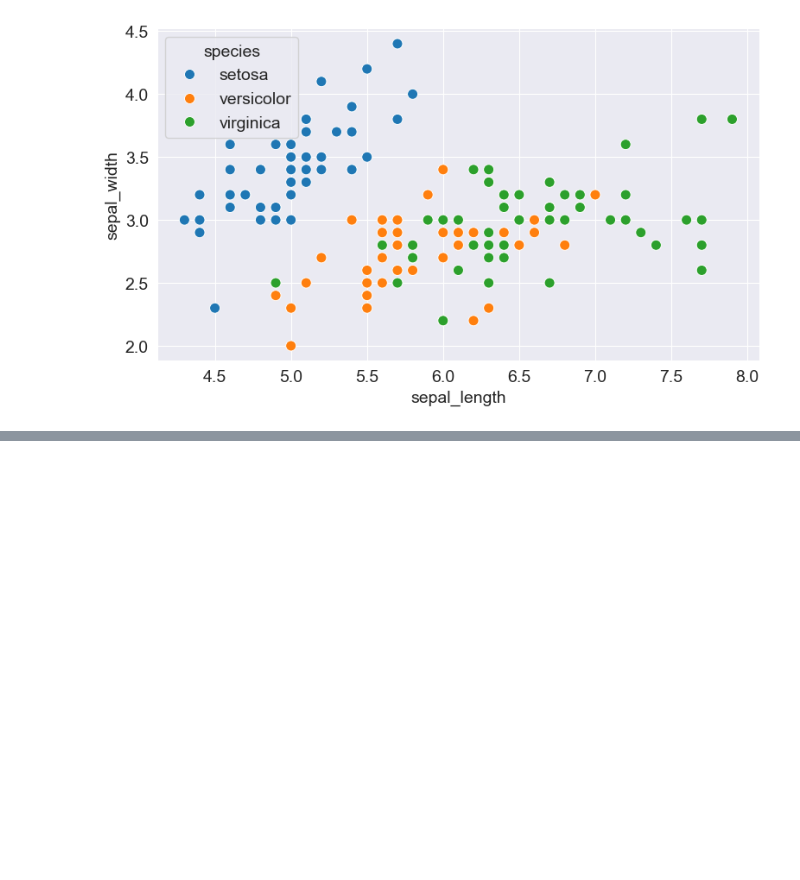
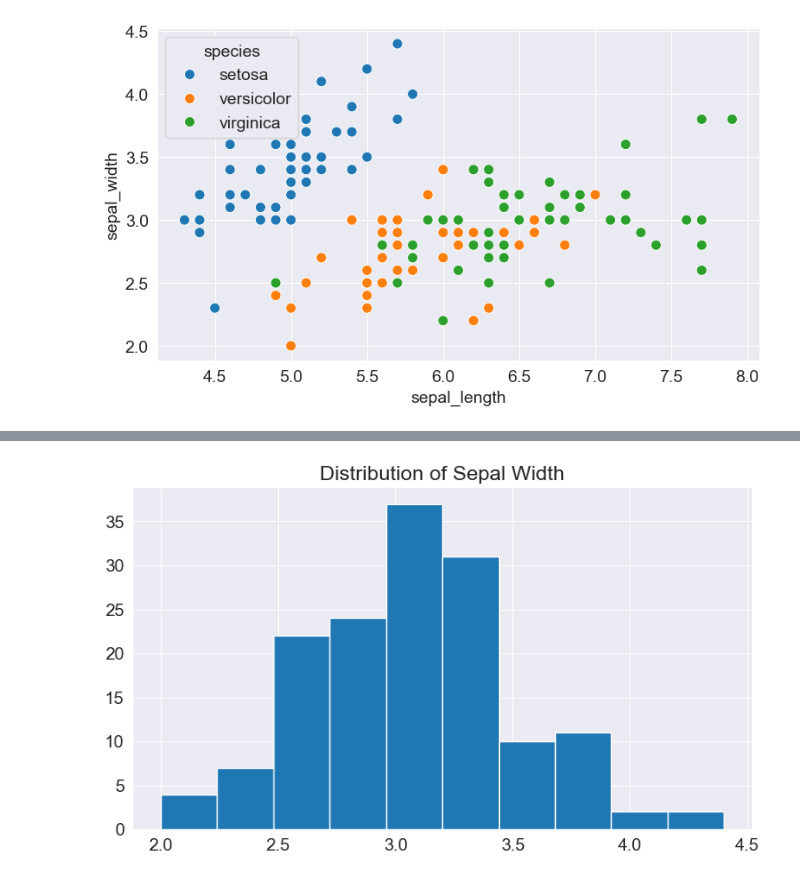
Before and after one commit to piyush-verma020/Data-Analysis, a Jupyter notebook: matplotlib_seaborn_(notes).ipynb, the cells around one changed output, grey strips where cells are left out. Cells and saved outputs as stored; diff of their text form; code cells hidden in the pictures; blank space fills up the shorter version.

```diff
--- a/matplotlib_seaborn_(notes).ipynb
+++ b/matplotlib_seaborn_(notes).ipynb
@@ -386,0 +435,6 @@ sepal width, while the opposite is true for the flower of Virginica species.
+# %%
+plt.title('Distribution of Sepal Width')
+plt.hist(flower_df.sepal_width);
+plt.show()
+# %% [output]
+[figure, added]
```
Also changed, not shown: parts of 28 cells of this notebook.
